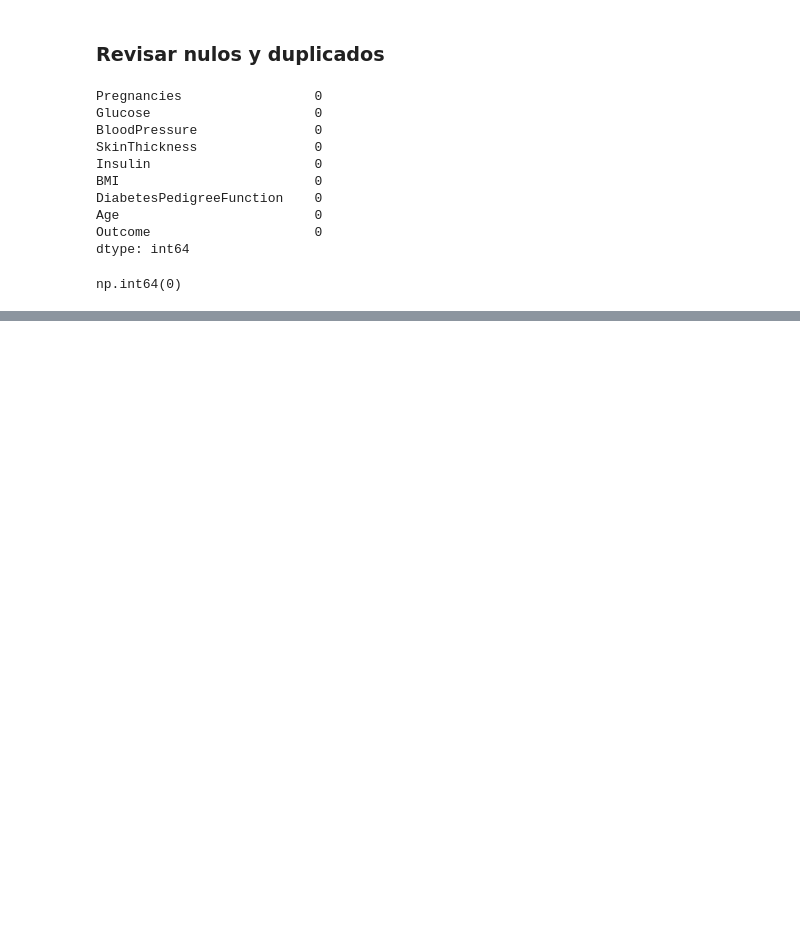
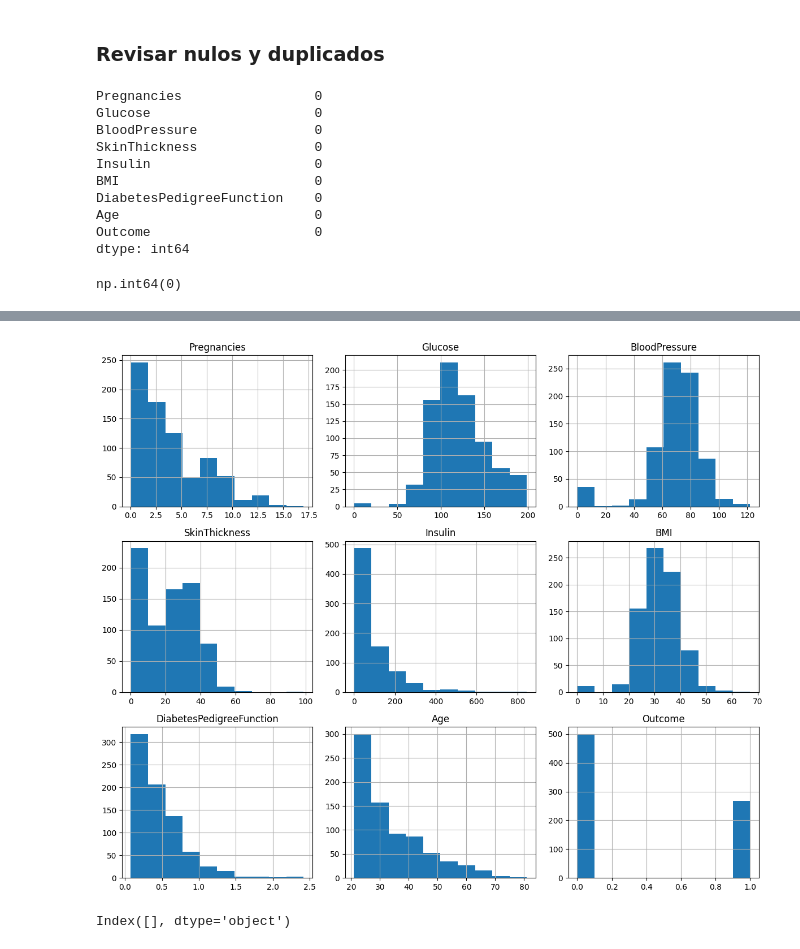
Before and after one commit to 4GeeksAcademy/iddalycastro-eda, a Jupyter notebook: src/04-eda-decision-tree.ipynb, the cells around one changed output, grey strips where cells are left out. Cells and saved outputs as stored; diff of their text form; code cells hidden in the pictures; blank space fills up the shorter version.

```diff
--- a/src/04-eda-decision-tree.ipynb
+++ b/src/04-eda-decision-tree.ipynb
@@ -7,9 +22,3 @@ import seaborn as sns
 # %%
-
-
 url = "https://raw.githubusercontent.com/4GeeksAcademy/decision-tree-project-tutorial/main/diabetes.csv"
-df = pd.read_csv(url)
-df.head()
-df.shape
-df.info()
-df.describe()
+total_data = pd.read_csv(url)
@@ -94,0 +87,13 @@ tamaño del conjunto de prueba: (154,)
+# %%
+num_cols = total_data.select_dtypes(include='number')
+
+num_cols.hist(figsize=(12, 10))
+plt.tight_layout()
+plt.show()
+# %% [output]
+[figure, added]
+# %%
+cat_cols = total_data.select_dtypes(include='object').columns
+print(cat_cols)
+# %% [output]
+Index([], dtype='object')
```
Also changed, not shown: parts of 28 cells of this notebook, 3 other files.
